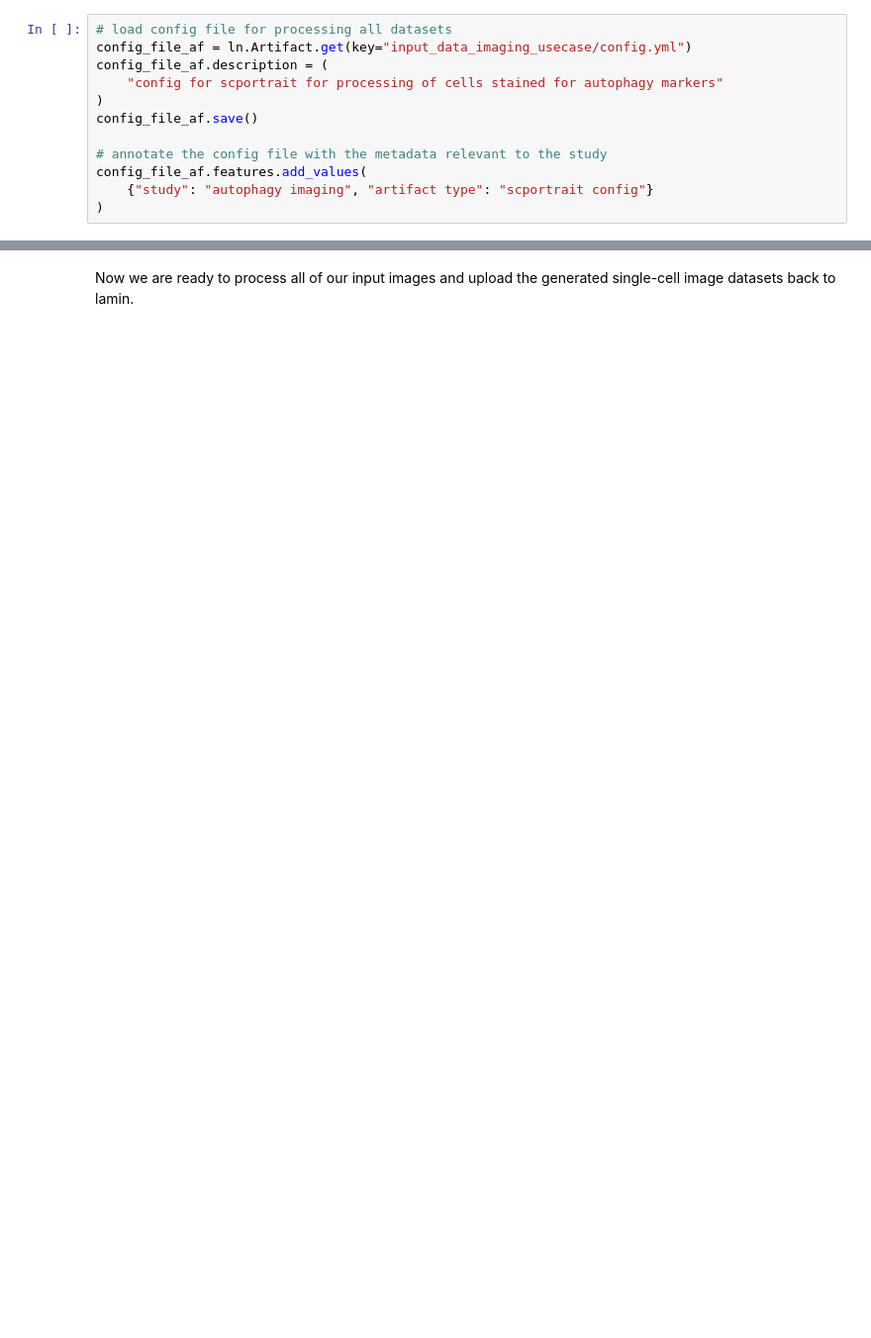
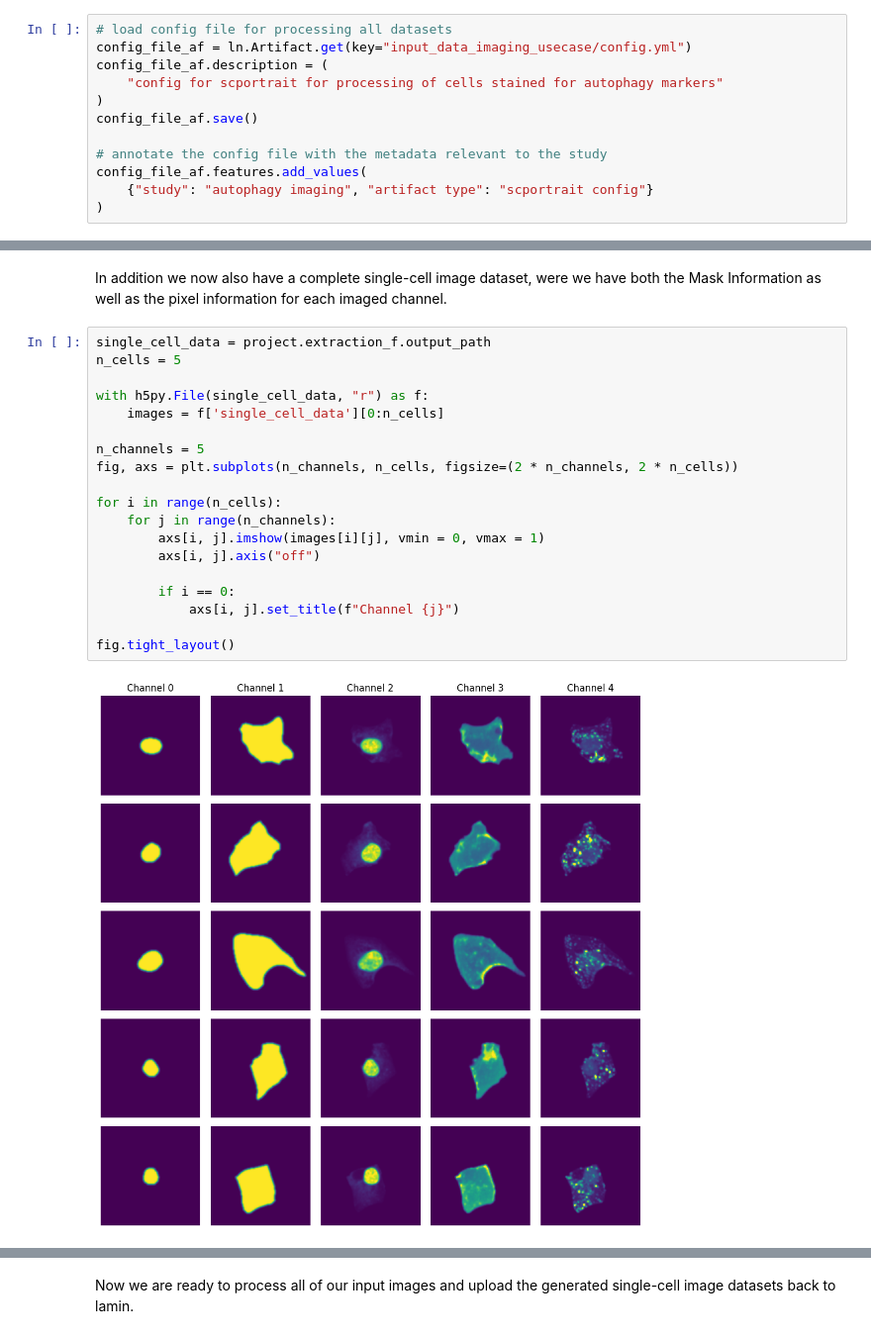
Before and after one commit to laminlabs/lamin-usecases, a Jupyter notebook: docs/imaging2.ipynb, the cells around one changed output, grey strips where cells are left out. Shown at 99% size. Cells and saved outputs as stored; diff of their text form; blank space fills up the shorter version.

```diff
--- a/docs/imaging2.ipynb
+++ b/docs/imaging2.ipynb
@@ -110,0 +204,23 @@ We decorate our custom image procssing function with :func:`~lamindb.tracked` to
+# %% [markdown]
+In addition we now also have a complete single-cell image dataset, were we have both the Mask Information as well as the pixel information for each imaged channel.
+# %%
+single_cell_data = project.extraction_f.output_path
+n_cells = 5
+
+with h5py.File(single_cell_data, "r") as f:
+    images = f['single_cell_data'][0:n_cells]
+
+n_channels = 5
+fig, axs = plt.subplots(n_channels, n_cells, figsize=(2 * n_channels, 2 * n_cells))
+
+for i in range(n_cells):
+    for j in range(n_channels):
+        axs[i, j].imshow(images[i][j], vmin = 0, vmax = 1)
+        axs[i, j].axis("off")
+
+        if i == 0:
+            axs[i, j].set_title(f"Channel {j}")
+
+fig.tight_layout()
+# %% [output]
+[figure, added]
```
Also changed, not shown: parts of 15 cells of this notebook.
